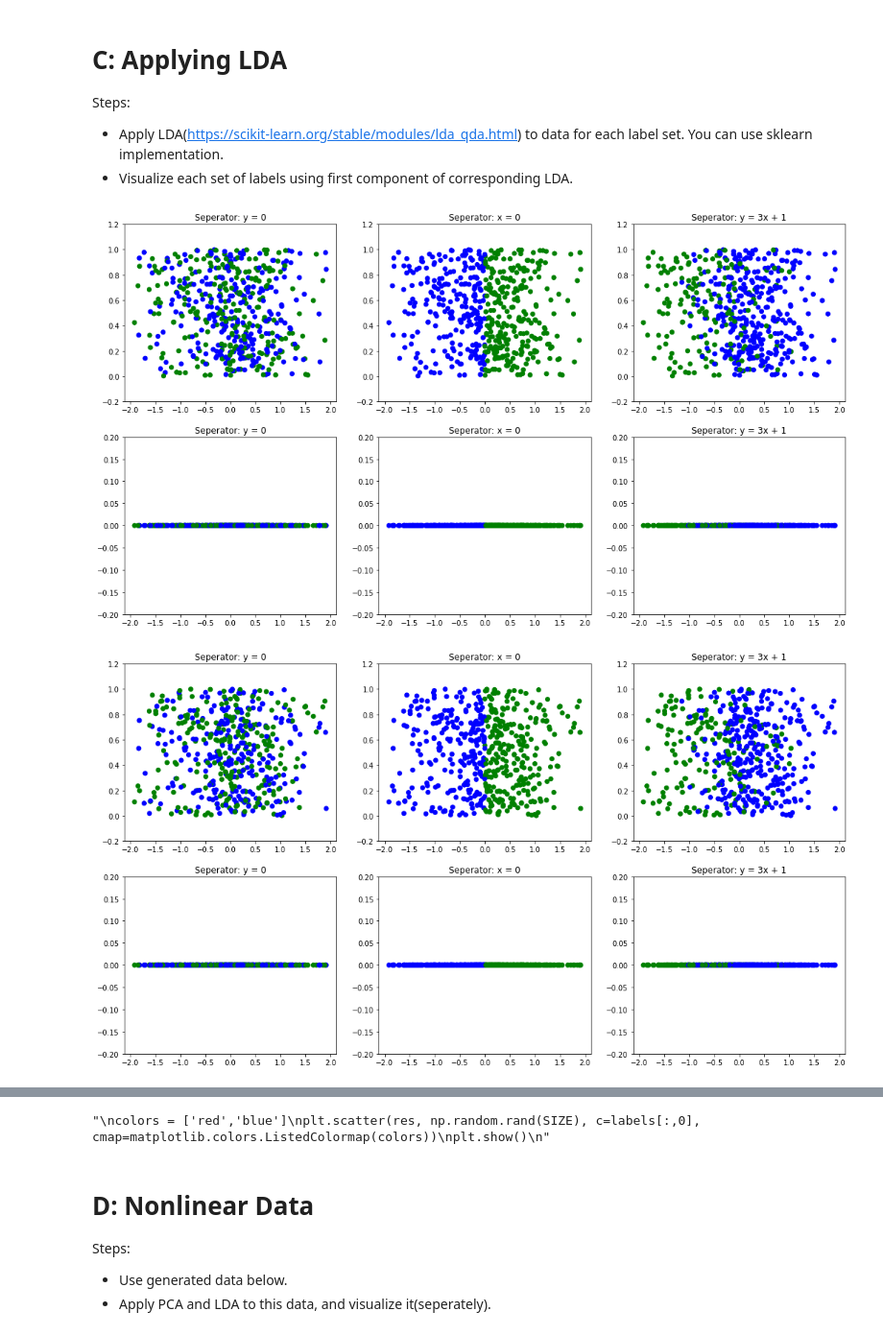
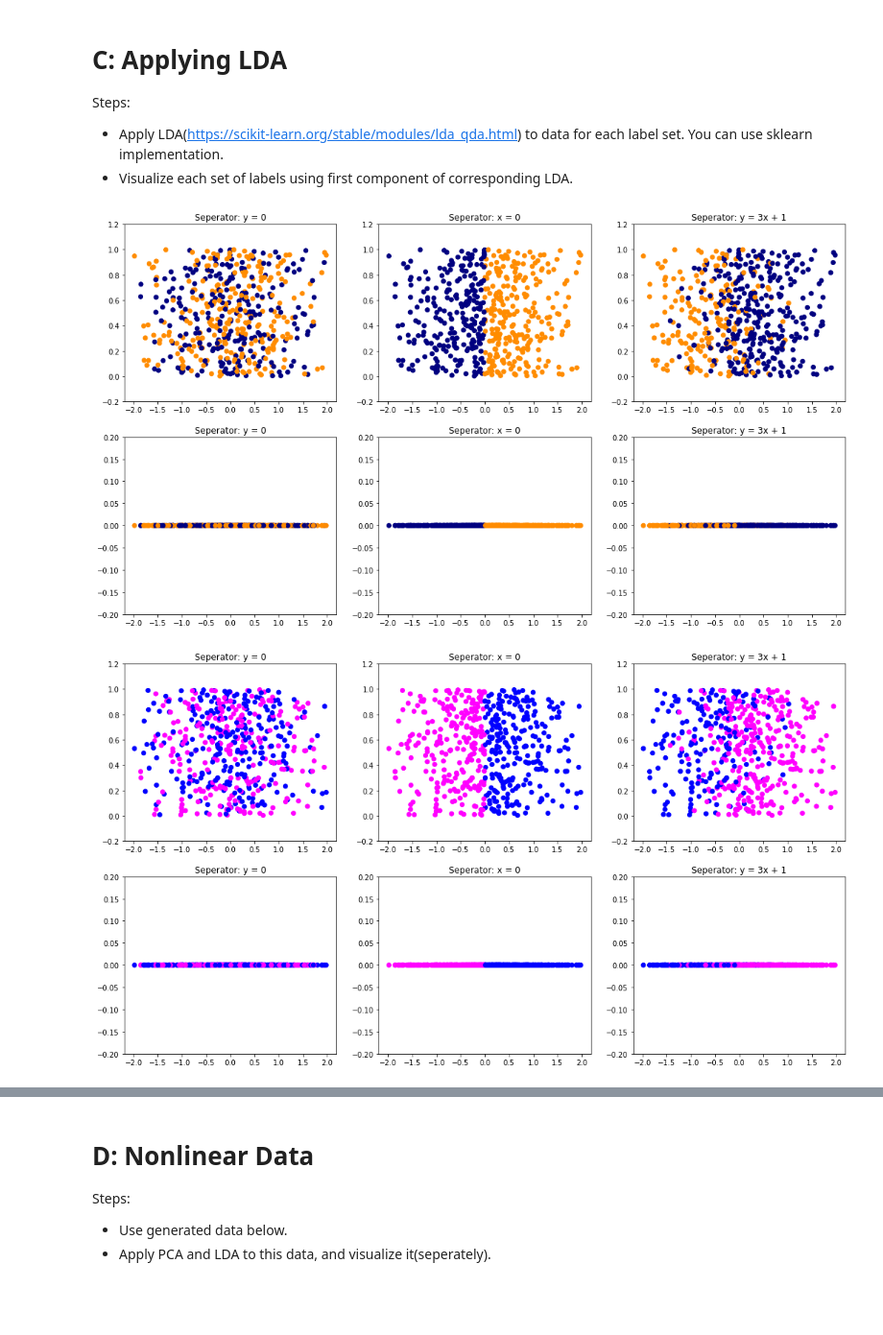
Before and after one commit to nazmicancalik/ml, a Jupyter notebook: 2/hw2.ipynb, the cells around one changed output, grey strips where cells are left out. Shown: that part at 96% size. Saved outputs shown, nothing was run; the diff lists cells and outputs as text; code cells hidden in the pictures; blank space fills up the shorter version.

```diff
--- a/2/hw2.ipynb
+++ b/2/hw2.ipynb
@@ -101,8 +101,7 @@ def pca(x_values,y_values):
     pc2 = features_T.dot(pc2_eigenvector)
     return pc1,pc2
 
-def visualize_pca(pc,labels):
-    colors = ['blue','green']
+def visualize_pca(pc,labels,colors=['magenta','blue']):
     fig, axs = plt.subplots(2, 3, figsize=(18, 10))
 
     lim = [-0.2,1.2]
@@ -124,5 +123,9 @@ def visualize_pca(pc,labels):
     plt.show()
 
 pc1,pc2 = pca(x_values,y_values)
+print('First Principal Component')
 visualize_pca(pc1,labels)
+
+print('Second Principal Component')
+visualize_pca(pc2,labels)
 # %% [output]
@@ -135,19 +141,21 @@ Steps:
 # %%
 # A bit sure
 def lda(x_values,y_values,labels):
     from sklearn.discriminant_analysis import LinearDiscriminantAnalysis
     clf = LinearDiscriminantAnalysis(n_components=1)
 
     features = [x_values,y_values]
     X = np.array(features).T
 
     first_model = clf.fit(X=X,y=labels[:,0]).transform(X)
     second_model = clf.fit(X=X,y=labels[:,1]).transform(X)
     third_model = clf.fit(X=X,y=labels[:,2]).transform(X)
     return [first_model,second_model,third_model]
 
 lda_models = lda(x_values,y_values,labels)
-[visualize_pca(model,labels) for model in lda_models]
+colors = [['navy','darkorange'], ['magenta','blue'], ['red','darkgreen']]
+for i,model in enumerate(lda_models):
+    visualize_pca(model,labels,colors=colors[i])
 # %% [output]
-[figure, old version]
+[figure, new version]
-[figure, old version]
+[figure, new version]
@@ -155,4 +163,3 @@ lda_models = lda(x_values,y_values,labels)
-"\ncolors = ['red','blue']\nplt.scatter(res, np.random.rand(SIZE), c=labels[:,0], cmap=matplotlib.colors.ListedColormap(colors))\nplt.show()\n"
 # %% [markdown]
 # D: Nonlinear Data
 Steps:
```
Also changed, not shown: parts of 3 cells of this notebook.
